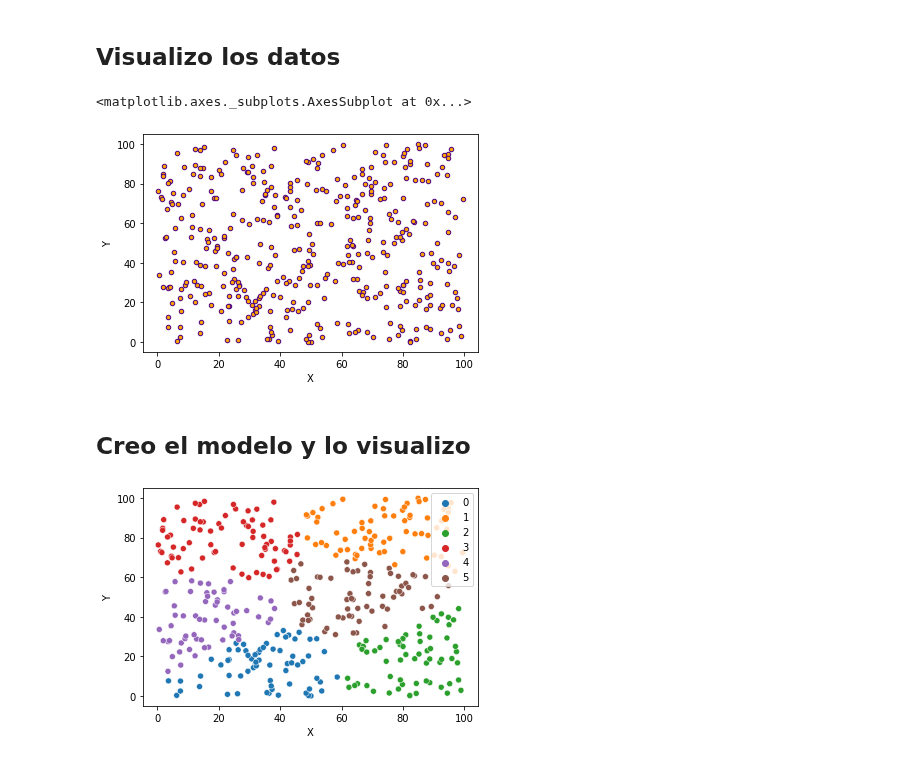
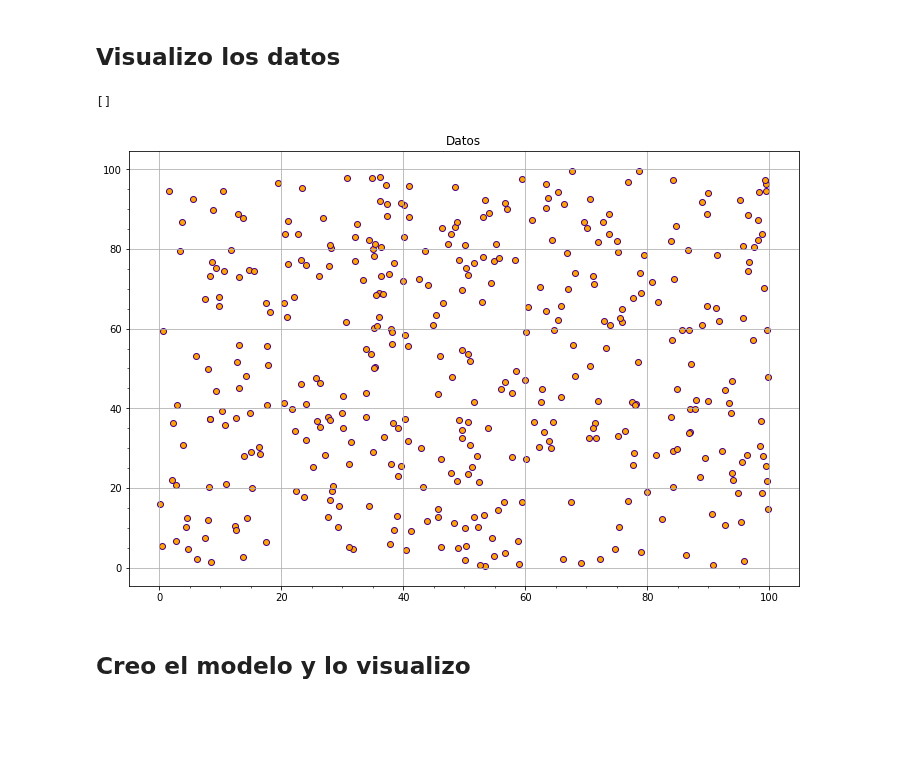
Before and after one commit to Radhe-0/Practicas, a Jupyter notebook: Machine Learning/KMeans_Clustering_1.ipynb, the cells around one changed output. Drawn from its saved outputs; the diff is of its cells as text; code cells hidden in the pictures; blank space fills up the shorter version.

```diff
--- a/Machine Learning/KMeans_Clustering_1.ipynb
+++ b/Machine Learning/KMeans_Clustering_1.ipynb
@@ -41,24 +41,14 @@ df.head()
 # %%
 import matplotlib.pyplot as plt
 
-df.plot.scatter(x='X',y='Y',color='orange',edgecolors='indigo')
+fig, ax = plt.subplots(figsize=(12, 8))
+ax.scatter(x='X',y='Y',data=df,color='orange',edgecolors='indigo')
+plt.grid()
+plt.title('Datos')
+plt.minorticks_on()
+plt.plot()
 # %% [output]
-<matplotlib.axes._subplots.AxesSubplot at 0x...>
+[]
-[figure, old version]
+[figure, new version]
 # %% [markdown]
 ## Creo el modelo y lo visualizo
-# %%
-X = df.to_numpy()
-
-from sklearn.cluster import KMeans
-
-modelo = KMeans(n_clusters=6)
-modelo.fit(X)
-predicciones = modelo.predict(X)
-
-import seaborn as sns
-
-sns.scatterplot(x='X',y='Y',data=df,hue=predicciones,palette='tab10',marker='o')
-plt.show()
-# %% [output]
-[figure, removed]
```
Also changed, not shown: parts of 3 cells of this notebook.
